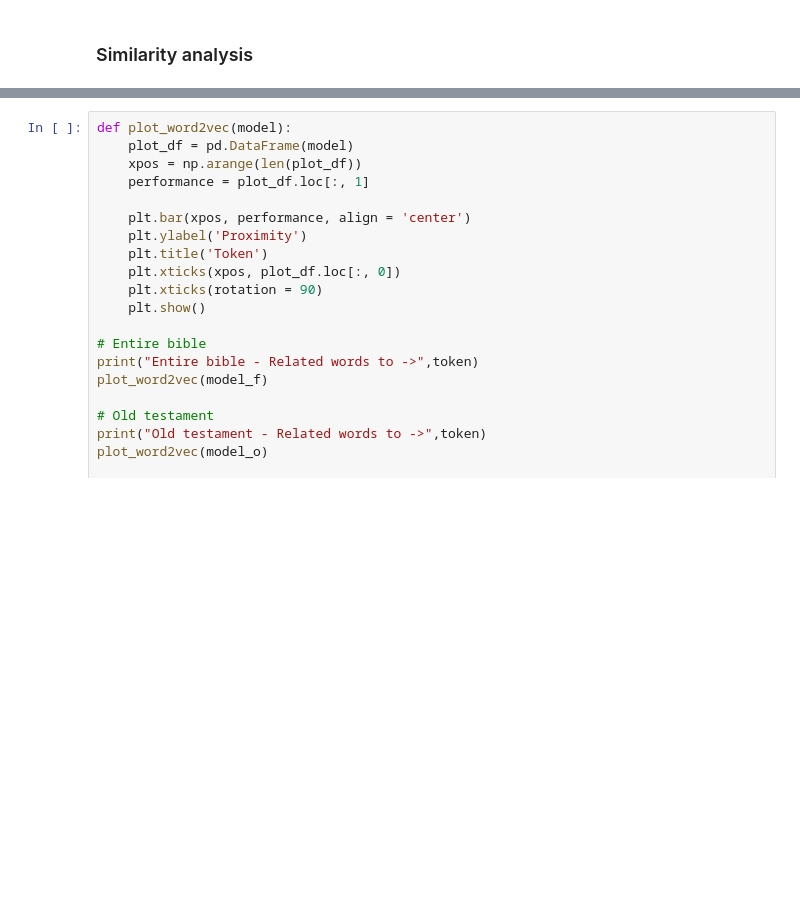
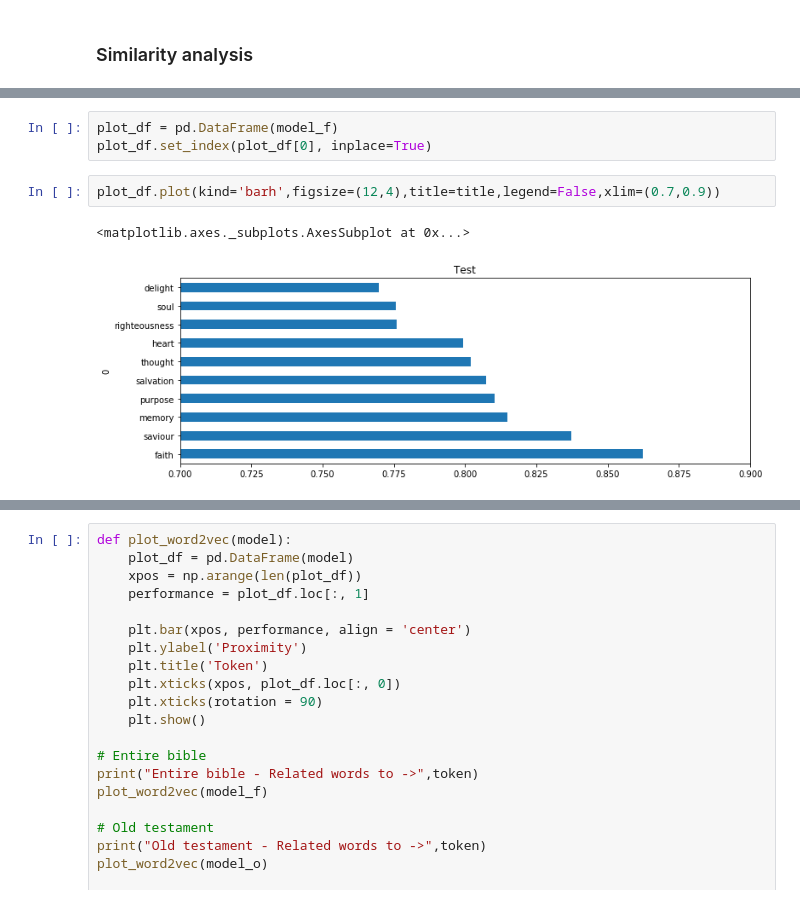
Before and after one commit to Amglex/Machine-Learning-for-textual-data, a Jupyter notebook: ML_Project.ipynb, the cells around one changed output, grey strips where cells are left out. Saved outputs shown, nothing was run; the diff lists cells and outputs as text; blank space fills up the shorter version.

```diff
--- a/ML_Project.ipynb
+++ b/ML_Project.ipynb
@@ -583,0 +716,8 @@ New testament
+# %%
+plot_df = pd.DataFrame(model_f)
+plot_df.set_index(plot_df[0], inplace=True)
+# %%
+plot_df.plot(kind='barh',figsize=(12,4),title=title,legend=False,xlim=(0.7,0.9))
+# %% [output]
+<matplotlib.axes._subplots.AxesSubplot at 0x...>
+[figure, added]
```
Also changed, not shown: parts of 32 cells of this notebook.
